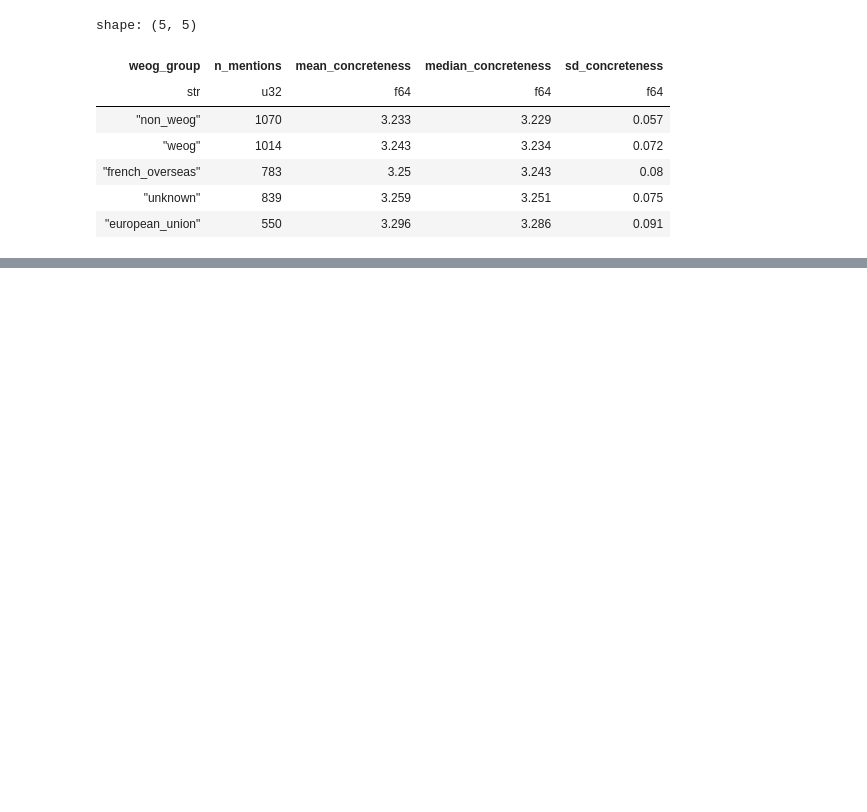
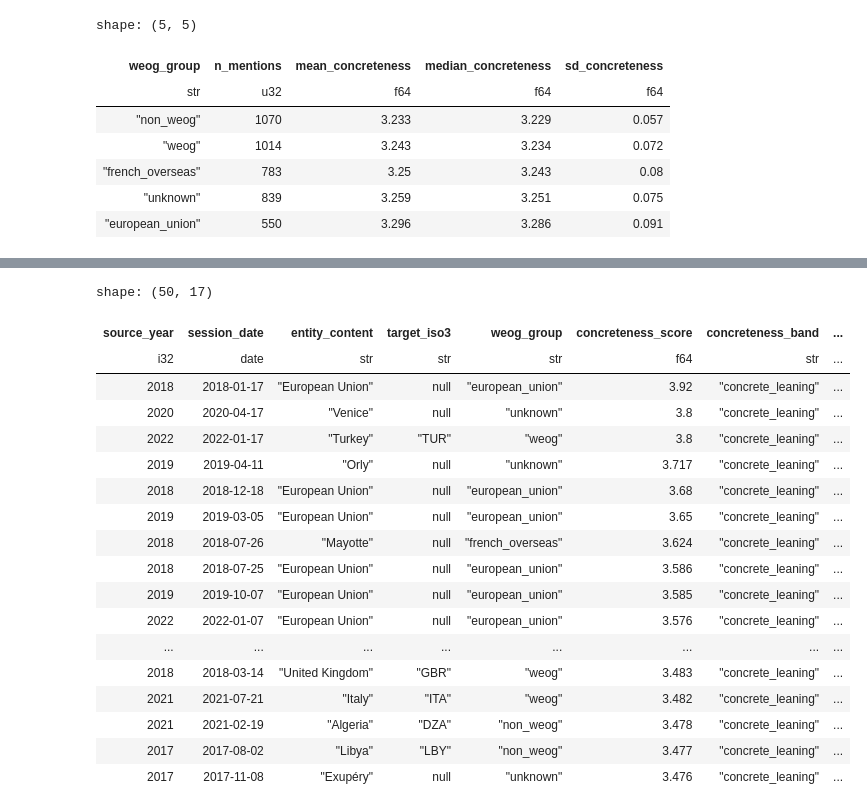
Before and after one commit to yavlenieraket/parliments_migration, a Jupyter notebook: src/migration-experiments21/parlaments-beyond-borders/notebooks/02_fra_2017_2022_extended.ipynb, the cells around one changed output, grey strips where cells are left out. Saved outputs shown, nothing was run; the diff lists cells and outputs as text; code cells hidden in the pictures; blank space fills up the shorter version.

```diff
--- a/src/migration-experiments21/parlaments-beyond-borders/notebooks/02_fra_2017_2022_extended.ipynb
+++ b/src/migration-experiments21/parlaments-beyond-borders/notebooks/02_fra_2017_2022_extended.ipynb
@@ -337,0 +396,24 @@ shape: (54, 11)
+# %%
+# Explanation: High-concreteness event snippets for the evidence map and timeline.
+with pl.Config(tbl_rows=50, tbl_cols=18, fmt_str_lengths=180):
+    display(high_concreteness_events.head(50))
+# %% [output]
+shape: (50, 17)
+| source_year | session_date | entity_content | target_iso3 | weog_group | concreteness_score | concreteness_band | ... |
+| i32 | date | str | str | str | f64 | str | ... |
+| 2018 | 2018-01-17 | "European Union" | null | "european_union" | 3.92 | "concrete_leaning" | ... |
+| 2020 | 2020-04-17 | "Venice" | null | "unknown" | 3.8 | "concrete_leaning" | ... |
+| 2022 | 2022-01-17 | "Turkey" | "TUR" | "weog" | 3.8 | "concrete_leaning" | ... |
+| 2019 | 2019-04-11 | "Orly" | null | "unknown" | 3.717 | "concrete_leaning" | ... |
+| 2018 | 2018-12-18 | "European Union" | null | "european_union" | 3.68 | "concrete_leaning" | ... |
+| 2019 | 2019-03-05 | "European Union" | null | "european_union" | 3.65 | "concrete_leaning" | ... |
+| 2018 | 2018-07-26 | "Mayotte" | null | "french_overseas" | 3.624 | "concrete_leaning" | ... |
+| 2018 | 2018-07-25 | "European Union" | null | "european_union" | 3.586 | "concrete_leaning" | ... |
+| 2019 | 2019-10-07 | "European Union" | null | "european_union" | 3.585 | "concrete_leaning" | ... |
+| 2022 | 2022-01-07 | "European Union" | null | "european_union" | 3.576 | "concrete_leaning" | ... |
+| ... | ... | ... | ... | ... | ... | ... | ... |
+| 2018 | 2018-03-14 | "United Kingdom" | "GBR" | "weog" | 3.483 | "concrete_leaning" | ... |
+| 2021 | 2021-07-21 | "Italy" | "ITA" | "weog" | 3.482 | "concrete_leaning" | ... |
+| 2021 | 2021-02-19 | "Algeria" | "DZA" | "non_weog" | 3.478 | "concrete_leaning" | ... |
+| 2017 | 2017-08-02 | "Libya" | "LBY" | "non_weog" | 3.477 | "concrete_leaning" | ... |
+| 2017 | 2017-11-08 | "Exupéry" | null | "unknown" | 3.476 | "concrete_leaning" | ... |
```
Also changed, not shown: parts of 14 cells of this notebook, 9 other files.
